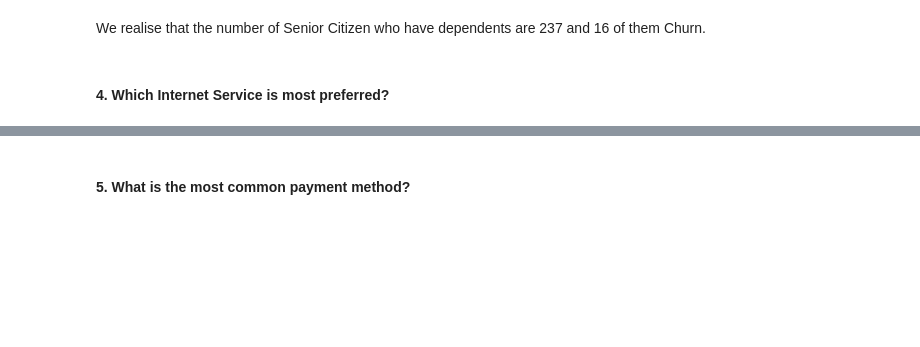
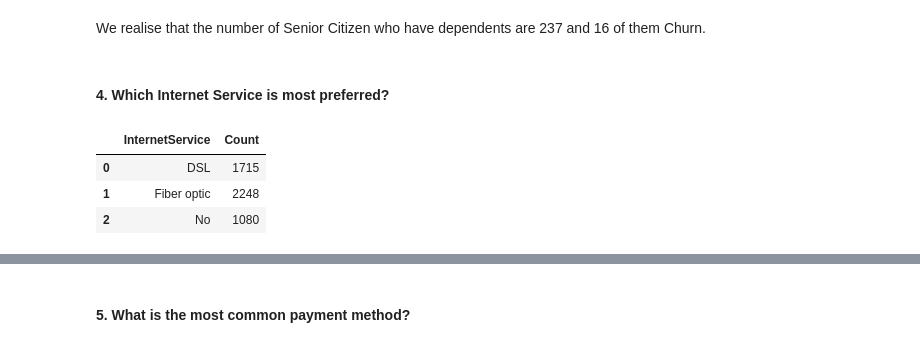
Before and after one commit to codedzifa/Pretoria-Customer-Churn-LP2, a Jupyter notebook: Telco_churn_Analysis_ML.ipynb, the cells around one changed output, grey strips where cells are left out. Saved outputs shown, nothing was run; the diff lists cells and outputs as text; code cells hidden in the pictures; blank space fills up the shorter version.

```diff
--- a/Telco_churn_Analysis_ML.ipynb
+++ b/Telco_churn_Analysis_ML.ipynb
@@ -729,9 +746,14 @@ We realise that the number of Senior Citizen who have dependents are 237 and 16
 #### 4. Which Internet Service is most preferred?
 # %%
 #Group customer ID by internet services
-inter_serv = voda_df.groupby('InternetService')['customerID'].count().reset_index()
-inter_serv.rename(columns={'customerID':'Count'}, inplace =True)
+inter_serv = voda_data.groupby('InternetService')['gender'].count().reset_index()
+inter_serv.rename(columns={'gender':'Count'}, inplace =True)
 inter_serv
+# %% [output]
+|  | InternetService | Count |
+| 0 | DSL | 1715 |
+| 1 | Fiber optic | 2248 |
+| 2 | No | 1080 |
 # %%
 #Visualizing
 count_inter_serv = inter_serv['Count']
```
Also changed, not shown: parts of 53 cells of this notebook, 1 other file.
